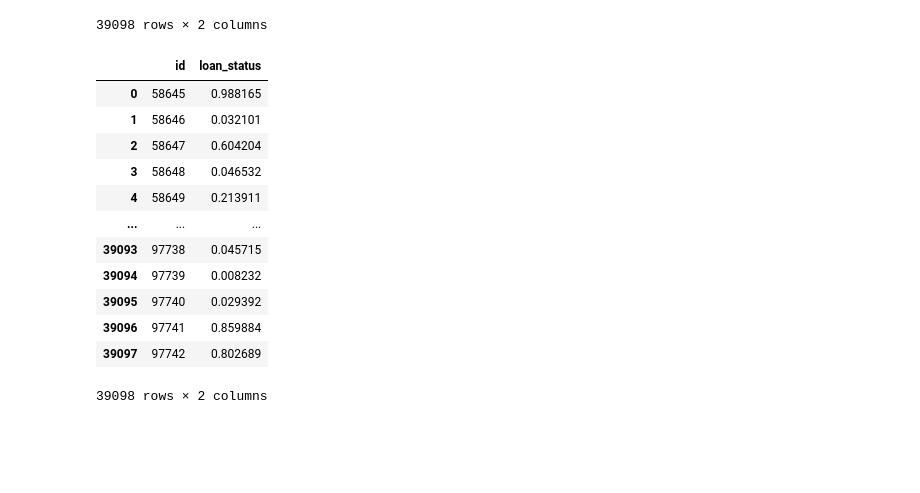
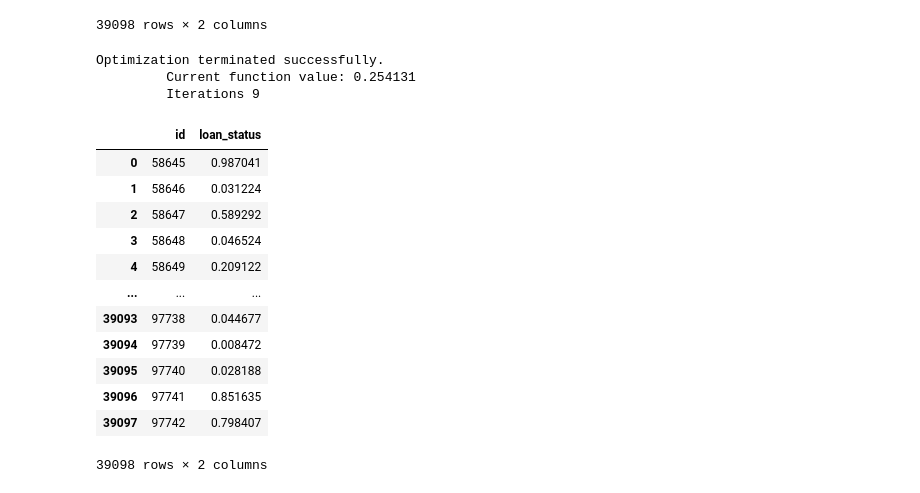
Before and after one commit to ricrichardthomas1/kaggle_loan, a Jupyter notebook: notebooks/loan_approval.ipynb, the cells around one changed output. Saved outputs shown, nothing was run; the diff lists cells and outputs as text; code cells hidden in the pictures; blank space fills up the shorter version.

```diff
--- a/notebooks/loan_approval.ipynb
+++ b/notebooks/loan_approval.ipynb
@@ -684,21 +688,26 @@ final_submission
 | 39097 | 97742 | 0.947472 |
 39098 rows × 2 columns
 # %%
+logit_m = sm.Logit(y, X.drop(columns = ['person_home_ownership_OTHER','loan_int_rate','loan_intent_HOMEIMPROVEMENT', 'person_age']))
+fitted_logit_m = logit_m.fit()
 y_pred_logit_proba = fitted_logit_m.predict(df2.drop(columns = ['person_home_ownership_OTHER','person_age','loan_int_rate','loan_intent_HOMEIMPROVEMENT']))
 submi = pd.DataFrame({'id':test_df['id'], 'loan_status':y_pred_logit_proba})
 submi
 # %% [output]
+Optimization terminated successfully.
+         Current function value: 0.254131
+         Iterations 9
 |  | id | loan_status |
-| 0 | 58645 | 0.988165 |
-| 1 | 58646 | 0.032101 |
-| 2 | 58647 | 0.604204 |
-| 3 | 58648 | 0.046532 |
-| 4 | 58649 | 0.213911 |
+| 0 | 58645 | 0.987041 |
+| 1 | 58646 | 0.031224 |
+| 2 | 58647 | 0.589292 |
+| 3 | 58648 | 0.046524 |
+| 4 | 58649 | 0.209122 |
 | ... | ... | ... |
-| 39093 | 97738 | 0.045715 |
-| 39094 | 97739 | 0.008232 |
-| 39095 | 97740 | 0.029392 |
-| 39096 | 97741 | 0.859884 |
-| 39097 | 97742 | 0.802689 |
+| 39093 | 97738 | 0.044677 |
+| 39094 | 97739 | 0.008472 |
+| 39095 | 97740 | 0.028188 |
+| 39096 | 97741 | 0.851635 |
+| 39097 | 97742 | 0.798407 |
-39098 rows × 2 columns
+39098 rows × 2 columns
 # %%
```
Also changed, not shown: parts of 35 cells of this notebook, 3 other files.
